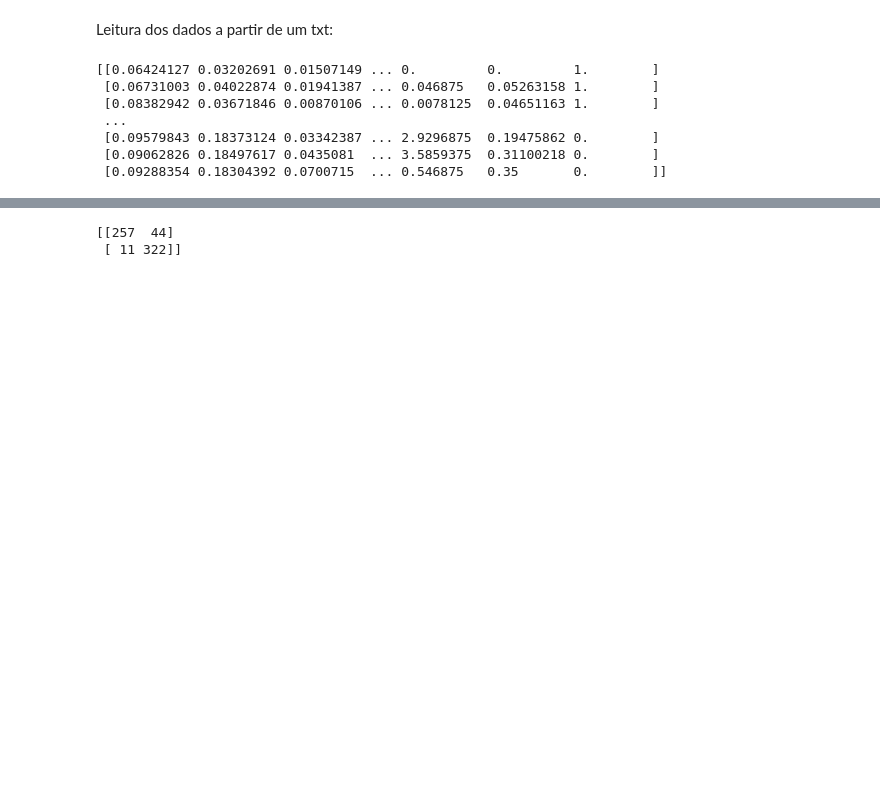
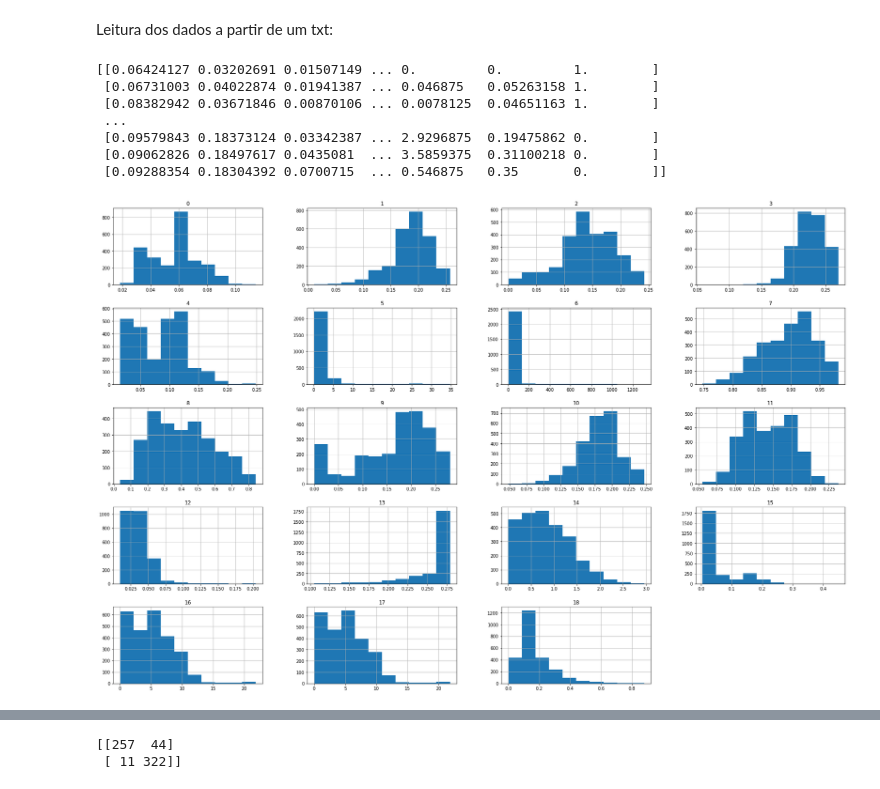
Before and after one commit to arlindots/maclea, a Jupyter notebook: efcdois.ipynb, the cells around one changed output, grey strips where cells are left out. Cells and saved outputs as stored; diff of their text form; code cells hidden in the pictures; blank space fills up the shorter version.

```diff
--- a/efcdois.ipynb
+++ b/efcdois.ipynb
@@ -44,3 +42,10 @@ y = dados[:,-1:] #seleciona somente a última coluna
 y = y.ravel()
 
 Xtrain, Xtest, ytrain, ytest = train_test_split(X, y, test_size = 0.2, random_state = 0)
+# %%
+Xtrainpd = pd.DataFrame(Xtrain)
+fig, ax = plt.subplots(figsize=(30,20))
+Xtrainpd.hist(ax = ax)
+pass
+# %% [output]
+[figure, added]
```
Also changed, not shown: parts of 19 cells of this notebook.
